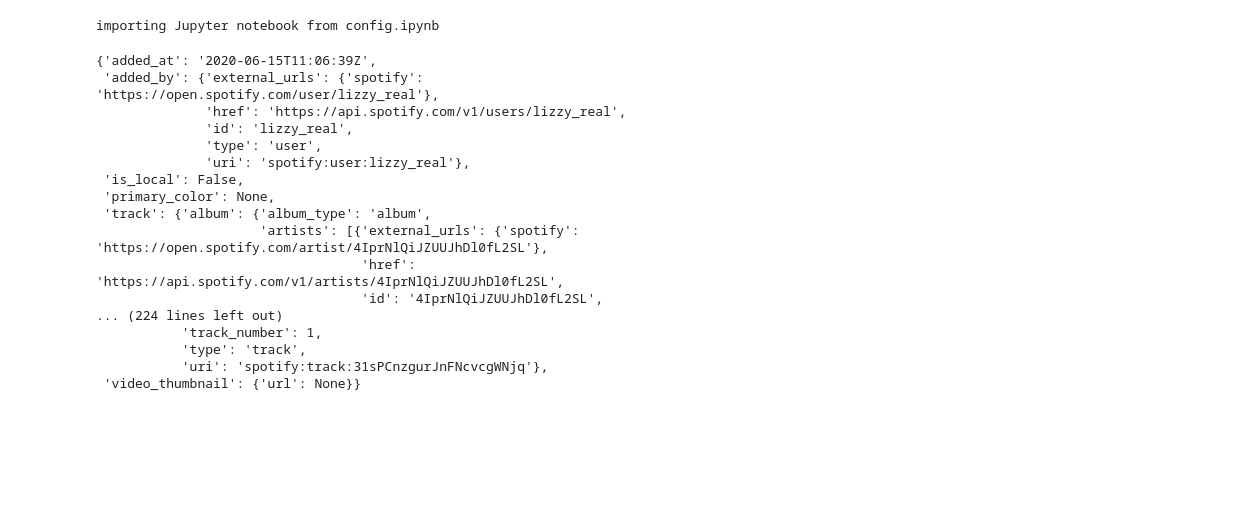
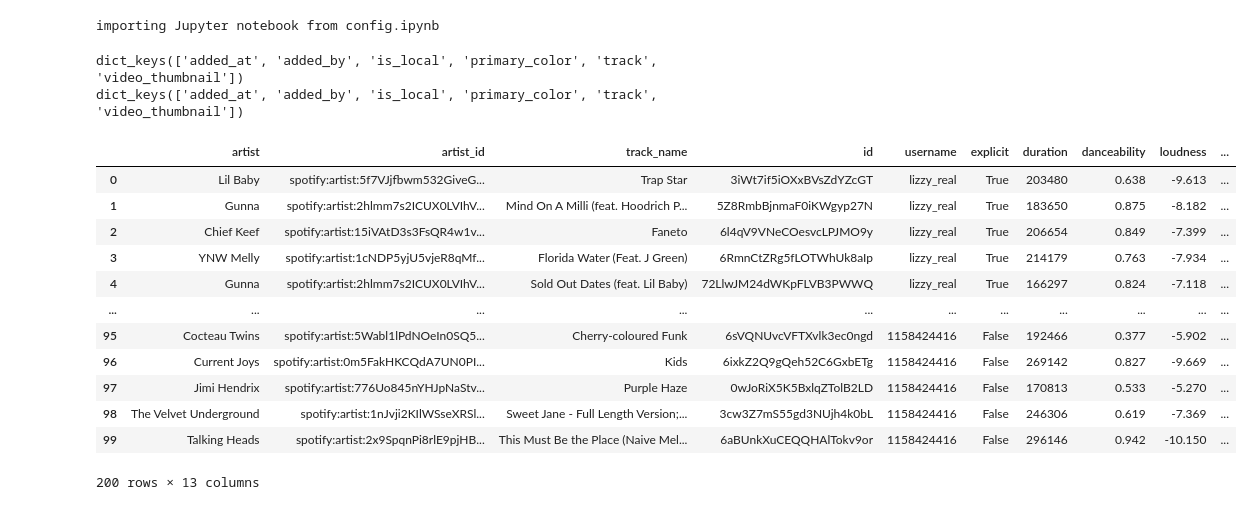
Before and after one commit to bailscodesstuff/Spotify-Music-Taste-Analysis-Project, a Jupyter notebook: 1-Funtimez.ipynb, the cells around one changed output. Drawn from its saved outputs; the diff is of its cells as text; code cells hidden in the pictures; blank space fills up the shorter version.

```diff
--- a/1-Funtimez.ipynb
+++ b/1-Funtimez.ipynb
@@ -30,21 +22,0 @@ def write_to_json(filename):
-# %%
-song_info = get_playlist_tracks('lizzy_real', 'spotify:playlist:17GkBAfkdTCWA4bWbLSdh7', sp)
-pprint.pprint(song_info['items'][14])
-# %% [output]
-{'added_at': '2020-06-15T11:06:39Z',
- 'added_by': {'external_urls': {'spotify': 'https://open.spotify.com/user/lizzy_real'},
-              'href': 'https://api.spotify.com/v1/users/lizzy_real',
-              'id': 'lizzy_real',
-              'type': 'user',
-              'uri': 'spotify:user:lizzy_real'},
- 'is_local': False,
- 'primary_color': None,
- 'track': {'album': {'album_type': 'album',
-                     'artists': [{'external_urls': {'spotify': 'https://open.spotify.com/artist/4IprNlQiJZUUJhDl0fL2SL'},
-                                  'href': 'https://api.spotify.com/v1/artists/4IprNlQiJZUUJhDl0fL2SL',
-                                  'id': '4IprNlQiJZUUJhDl0fL2SL',
-... (224 lines left out)
-           'track_number': 1,
-           'type': 'track',
-           'uri': 'spotify:track:31sPCnzgurJnFNcvcgWNjq'},
- 'video_thumbnail': {'url': None}}
@@ -50,0 +69,20 @@ pprint.pprint(song_info['items'][14])
+# %%
+maya = '1158424416'
+
+#e_playlist = get_user_playlist('lizzy_real', 'spotify:playlist:17GkBAfkdTCWA4bWbLSdh7', sp)
+#e_df = create_dataframe(e_playlist)
+#display(e_df)
+
+m_playlist = get_user_playlist(maya, 'spotify:playlist:1jEd91bSorc9g4ZdCa6tMG',sp) #400
+m_df = create_dataframe(m_playlist)
+#display(m_df)
+
+e_playlist = get_user_playlist('lizzy_real','spotify:playlist:5f6r5dtGWyCqVnwugk83zA', sp) #400
+e_df = create_dataframe(e_playlist)
+#display(eliz)
+
+
+merged_df = e_df.append(m_df)
+# %% [output]
+dict_keys(['added_at', 'added_by', 'is_local', 'primary_color', 'track', 'video_thumbnail'])
+dict_keys(['added_at', 'added_by', 'is_local', 'primary_color', 'track', 'video_thumbnail'])
@@ -50,0 +115,16 @@ pprint.pprint(song_info['items'][14])
+# %%
+display(merged_df)
+# %% [output]
+|  | artist | artist_id | track_name | id | username | explicit | duration | danceability | loudness | ... |
+| 0 | Lil Baby | spotify:artist:5f7VJjfbwm532GiveG... | Trap Star | 3iWt7if5iOXxBVsZdYZcGT | lizzy_real | True | 203480 | 0.638 | -9.613 | ... |
+| 1 | Gunna | spotify:artist:2hlmm7s2ICUX0LVIhV... | Mind On A Milli (feat. Hoodrich P... | 5Z8RmbBjnmaF0iKWgyp27N | lizzy_real | True | 183650 | 0.875 | -8.182 | ... |
+| 2 | Chief Keef | spotify:artist:15iVAtD3s3FsQR4w1v... | Faneto | 6l4qV9VNeCOesvcLPJMO9y | lizzy_real | True | 206654 | 0.849 | -7.399 | ... |
+| 3 | YNW Melly | spotify:artist:1cNDP5yjU5vjeR8qMf... | Florida Water (Feat. J Green) | 6RmnCtZRg5fLOTWhUk8aIp | lizzy_real | True | 214179 | 0.763 | -7.934 | ... |
+| 4 | Gunna | spotify:artist:2hlmm7s2ICUX0LVIhV... | Sold Out Dates (feat. Lil Baby) | 72LlwJM24dWKpFLVB3PWWQ | lizzy_real | True | 166297 | 0.824 | -7.118 | ... |
+| ... | ... | ... | ... | ... | ... | ... | ... | ... | ... | ... |
+| 95 | Cocteau Twins | spotify:artist:5Wabl1lPdNOeIn0SQ5... | Cherry-coloured Funk | 6sVQNUvcVFTXvlk3ec0ngd | 1158424416 | False | 192466 | 0.377 | -5.902 | ... |
+| 96 | Current Joys | spotify:artist:0m5FakHKCQdA7UN0PI... | Kids | 6ixkZ2Q9gQeh52C6GxbETg | 1158424416 | False | 269142 | 0.827 | -9.669 | ... |
+| 97 | Jimi Hendrix | spotify:artist:776Uo845nYHJpNaStv... | Purple Haze | 0wJoRiX5K5BxlqZTolB2LD | 1158424416 | False | 170813 | 0.533 | -5.270 | ... |
+| 98 | The Velvet Underground | spotify:artist:1nJvji2KIlWSseXRSl... | Sweet Jane - Full Length Version;... | 3cw3Z7mS55gd3NUjh4k0bL | 1158424416 | False | 246306 | 0.619 | -7.369 | ... |
+| 99 | Talking Heads | spotify:artist:2x9SpqnPi8rlE9pjHB... | This Must Be the Place (Naive Mel... | 6aBUnkXuCEQQHAlTokv9or | 1158424416 | False | 296146 | 0.942 | -10.150 | ... |
+200 rows × 13 columns
```
Also changed, not shown: parts of 28 cells of this notebook.
